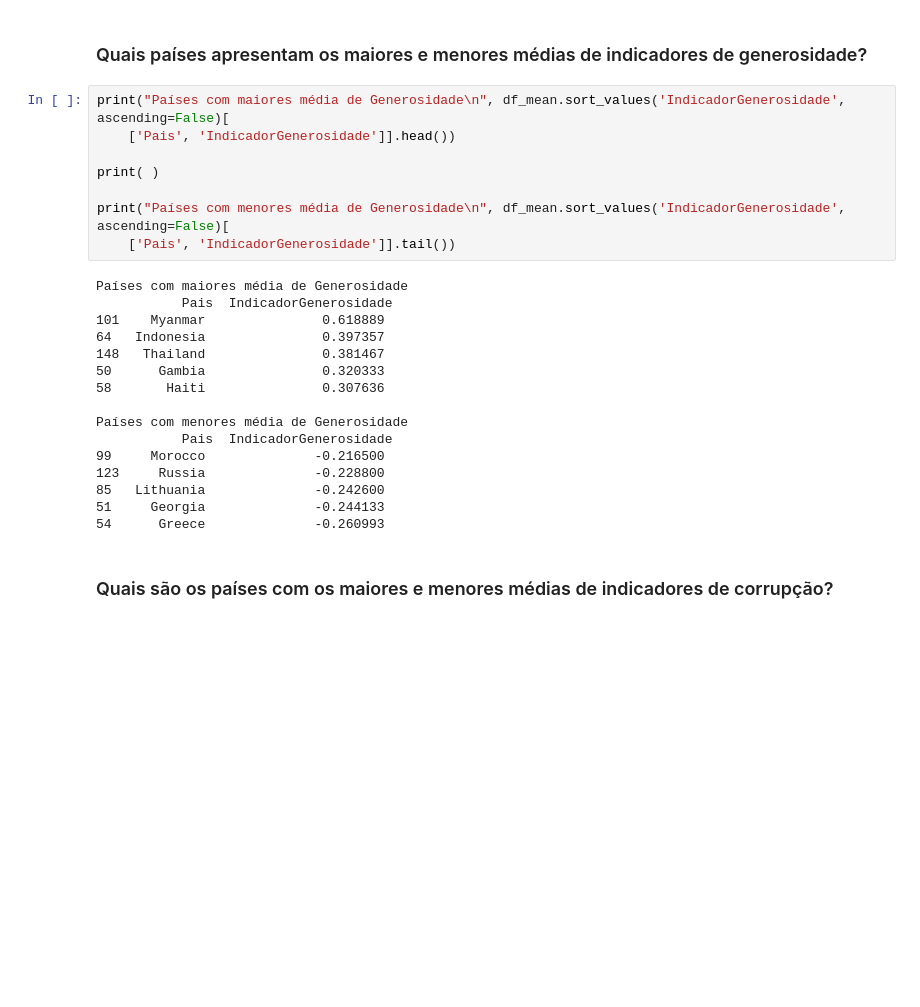
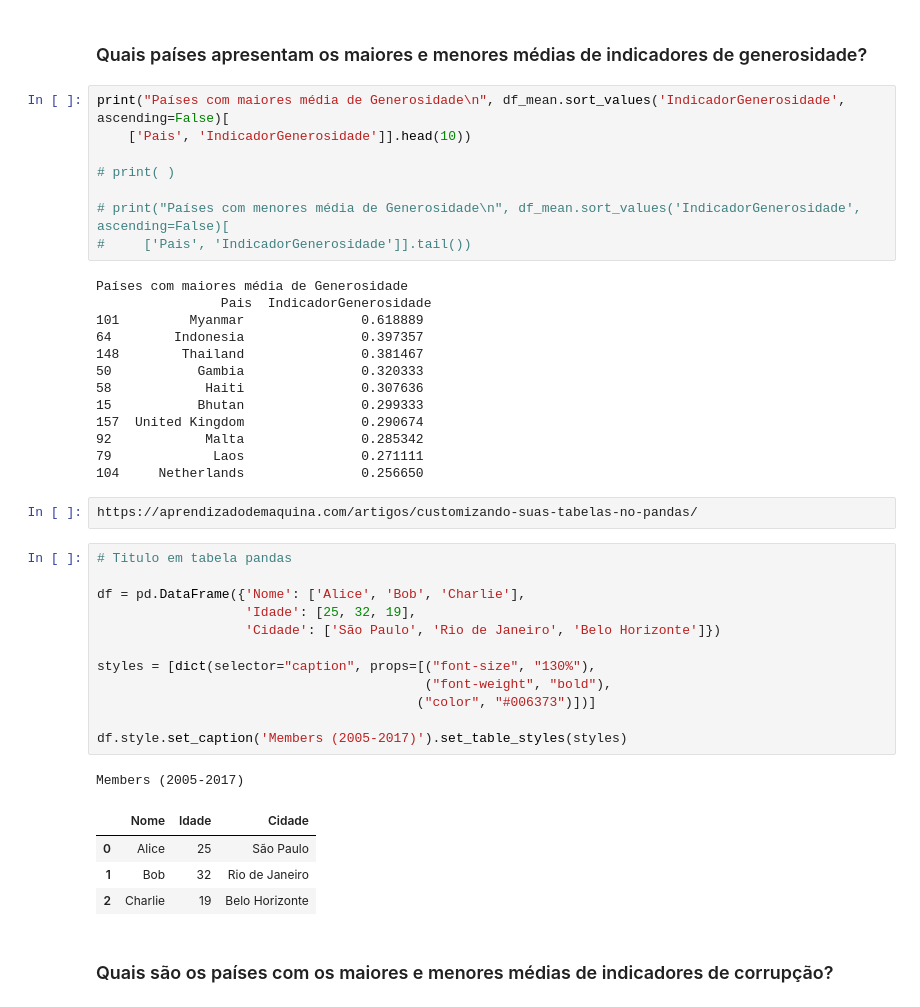
Before and after one commit to anamariapego/AnaliseExploratoria_SocioEconomico, a Jupyter notebook: 02-CodigoFonte/01-AnaliseExploratoriaDosDados/AnaliseExploratoria.ipynb, the cells around one changed output. Saved outputs shown, nothing was run; the diff lists cells and outputs as text; blank space fills up the shorter version.

```diff
--- a/02-CodigoFonte/01-AnaliseExploratoriaDosDados/AnaliseExploratoria.ipynb
+++ b/02-CodigoFonte/01-AnaliseExploratoriaDosDados/AnaliseExploratoria.ipynb
@@ -440,28 +405,45 @@ Buscamos o país que teve a menor média de suporte social durante os anos de pe
 <h3>Quais países apresentam os maiores e menores médias de indicadores de generosidade?</h3>
 # %%
 print("Países com maiores média de Generosidade\n", df_mean.sort_values('IndicadorGenerosidade', ascending=False)[
-    ['Pais', 'IndicadorGenerosidade']].head())
+    ['Pais', 'IndicadorGenerosidade']].head(10))
 
-print( )
+# print( )
 
-print("Países com menores média de Generosidade\n", df_mean.sort_values('IndicadorGenerosidade', ascending=False)[
-    ['Pais', 'IndicadorGenerosidade']].tail())
+# print("Países com menores média de Generosidade\n", df_mean.sort_values('IndicadorGenerosidade', ascending=False)[
+#     ['Pais', 'IndicadorGenerosidade']].tail())
 # %% [output]
 Países com maiores média de Generosidade
-           Pais  IndicadorGenerosidade
-101    Myanmar               0.618889
-64   Indonesia               0.397357
-148   Thailand               0.381467
-50      Gambia               0.320333
-58       Haiti               0.307636
-
-Países com menores média de Generosidade
-           Pais  IndicadorGenerosidade
-99     Morocco              -0.216500
-123     Russia              -0.228800
-85   Lithuania              -0.242600
-51     Georgia              -0.244133
-54      Greece              -0.260993
+                Pais  IndicadorGenerosidade
+101         Myanmar               0.618889
+64        Indonesia               0.397357
+148        Thailand               0.381467
+50           Gambia               0.320333
+58            Haiti               0.307636
+15           Bhutan               0.299333
+157  United Kingdom               0.290674
+92            Malta               0.285342
+79             Laos               0.271111
+104     Netherlands               0.256650
+# %%
+https://aprendizadodemaquina.com/artigos/customizando-suas-tabelas-no-pandas/
+# %%
+# Titulo em tabela pandas
+
+df = pd.DataFrame({'Nome': ['Alice', 'Bob', 'Charlie'],
+                   'Idade': [25, 32, 19],
+                   'Cidade': ['São Paulo', 'Rio de Janeiro', 'Belo Horizonte']})
+
+styles = [dict(selector="caption", props=[("font-size", "130%"),
+                                          ("font-weight", "bold"),
+                                         ("color", "#006373")])]
+
+df.style.set_caption('Members (2005-2017)').set_table_styles(styles)
+# %% [output]
+Members (2005-2017)
+|  | Nome | Idade | Cidade |
+| 0 | Alice | 25 | São Paulo |
+| 1 | Bob | 32 | Rio de Janeiro |
+| 2 | Charlie | 19 | Belo Horizonte |
 # %% [markdown]
 <h3>Quais são os países com os maiores e menores médias de indicadores de corrupção?</h3>
 # %%
```
Also changed, not shown: parts of 15 cells of this notebook.
